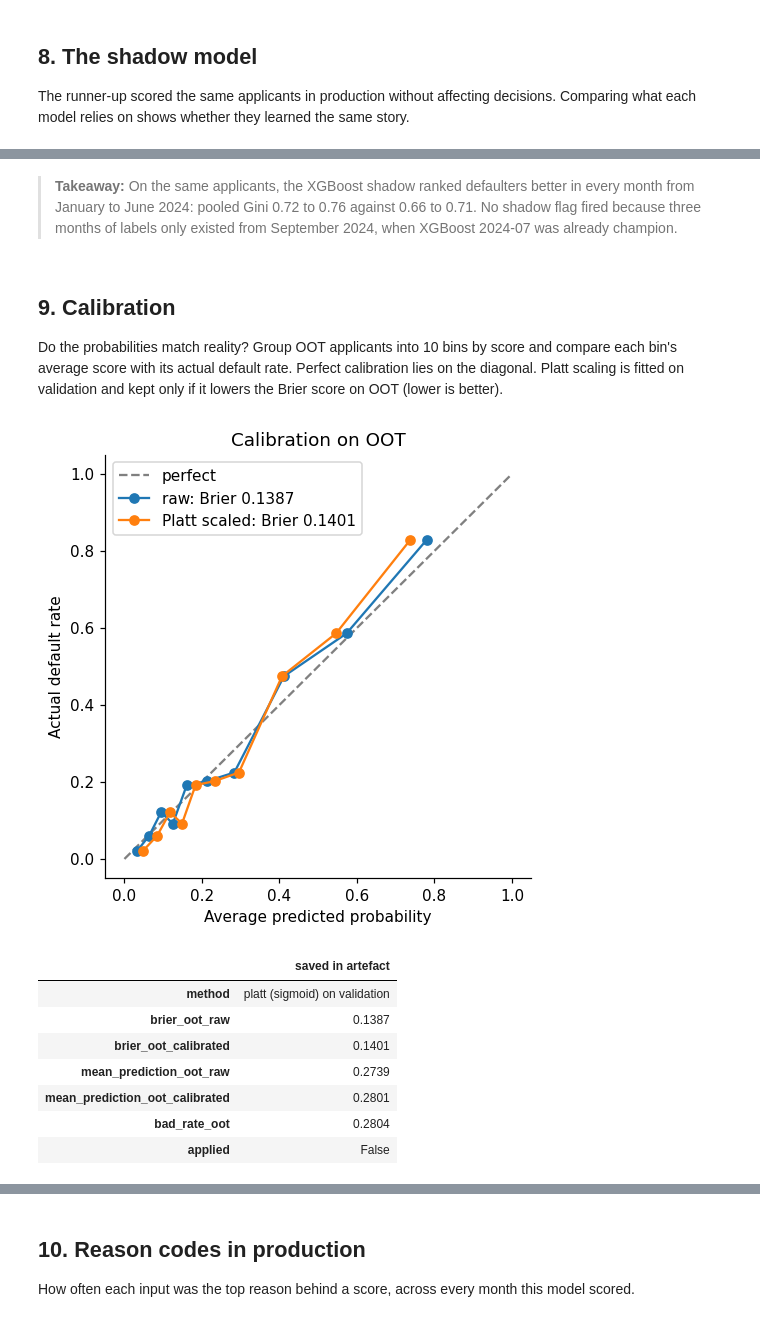
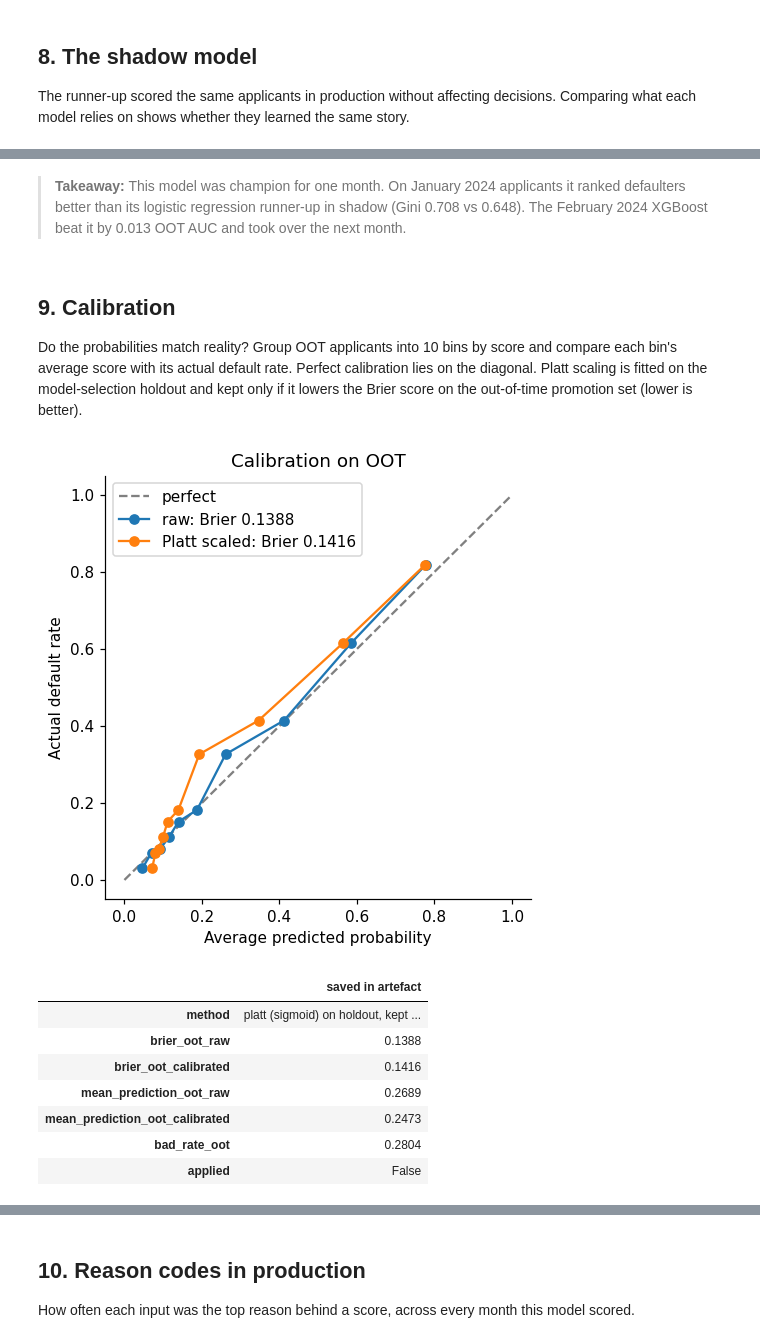
Before and after one commit to btkh95/MITB_MLE_A2, a Jupyter notebook: notebooks/model_exploration.ipynb, the cells around one changed output, grey strips where cells are left out. Drawn from its saved outputs; the diff is of its cells as text; code cells hidden in the pictures.

```diff
--- a/notebooks/model_exploration.ipynb
+++ b/notebooks/model_exploration.ipynb
@@ -81,10 +101,10 @@ display(models)
 # %%
-VERSION = "credit_model_2024_01_01_logreg"
+VERSION = "credit_model_2024_01_01_xgboost"
 
 artefact = mu.load_artefact(VERSION)
 train_date = artefact["data"]["train_date"]
 data = mu.load_training_data(train_date)
-train, val, oot = mu.split_train_val_oot(data, config)
+train, holdout, oot = mu.split_train_holdout_oot(data, config)
 features = artefact["features"]
 base = artefact["base_pipeline"]          # the model before calibration
 final = artefact["pipeline"]              # what inference uses
@@ -560,35 +568,36 @@ plt.show()
 # %% [markdown]
-> **Takeaway:** On the same applicants, the XGBoost shadow ranked defaulters better in every month from January to June 2024: pooled Gini 0.72 to 0.76 against 0.66 to 0.71. No shadow flag fired because three months of labels only existed from September 2024, when XGBoost 2024-07 was already champion.
+> **Takeaway:** This model was champion for one month. On January 2024 applicants it ranked defaulters better than its logistic regression runner-up in shadow (Gini 0.708 vs 0.648). The February 2024 XGBoost beat it by 0.013 OOT AUC and took over the next month.
 # %% [markdown]
 ## 9. Calibration
 Do the probabilities match reality? Group OOT applicants into 10 bins by score and compare each
 bin's average score with its actual default rate. Perfect calibration lies on the diagonal.
-Platt scaling is fitted on validation and kept only if it lowers the Brier score on OOT
+Platt scaling is fitted on the model-selection holdout and kept only if it lowers the Brier score on the
+out-of-time promotion set
 (lower is better).
 # %%
-platt = CalibratedClassifierCV(FrozenEstimator(base), method="sigmoid").fit(mu.prepare_X(val, features), val["label"])
+platt = CalibratedClassifierCV(FrozenEstimator(base), method="sigmoid").fit(mu.prepare_X(holdout, features), holdout["label"])
 raw = base.predict_proba(X_oot)[:, 1]
 adjusted = platt.predict_proba(X_oot)[:, 1]
 
 fig, ax = plt.subplots(figsize=(5, 5))
 ax.plot([0, 1], [0, 1], "--", color="grey", label="perfect")
 for name, probs in [("raw", raw), ("Platt scaled", adjusted)]:
     actual, predicted = calibration_curve(oot["label"], probs, n_bins=10, strategy="quantile")
     ax.plot(predicted, actual, marker="o",
             label=f"{name}: Brier {brier_score_loss(oot['label'], probs):.4f}")
 ax.set(title="Calibration on OOT", xlabel="Average predicted probability", ylabel="Actual default rate")
 ax.legend()
 save(fig, "calibration_curve")
 plt.show()
 display(pd.Series(artefact["calibration"]).to_frame("saved in artefact"))
 # %% [output]
-[figure, old version]
+[figure, new version]
 |  | saved in artefact |
-| method | platt (sigmoid) on validation |
-| brier_oot_raw | 0.1387 |
-| brier_oot_calibrated | 0.1401 |
-| mean_prediction_oot_raw | 0.2739 |
-| mean_prediction_oot_calibrated | 0.2801 |
+| method | platt (sigmoid) on holdout, kept ... |
+| brier_oot_raw | 0.1388 |
+| brier_oot_calibrated | 0.1416 |
+| mean_prediction_oot_raw | 0.2689 |
+| mean_prediction_oot_calibrated | 0.2473 |
 | bad_rate_oot | 0.2804 |
 | applied | False |
 # %% [markdown]
```
Also changed, not shown: parts of 38 cells of this notebook.
